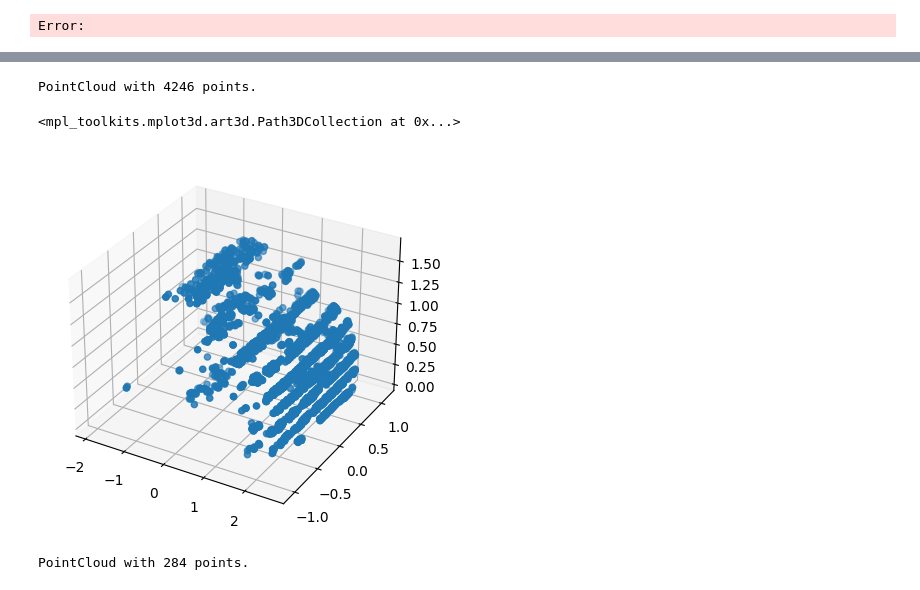
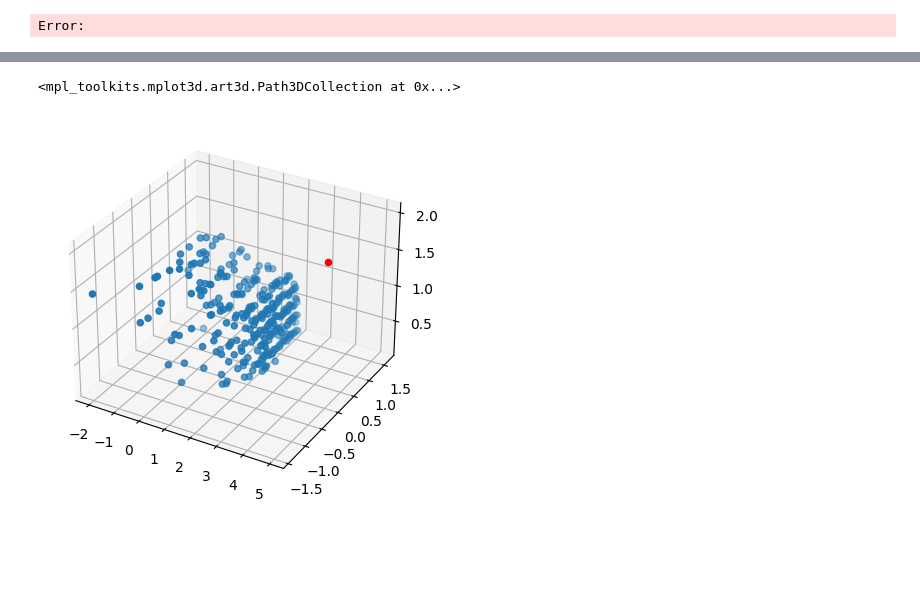
Before and after one commit to sathyasheelans/Realtime-Target-Vehicle-LiDAR-Point-Cloud-Emulation, a Jupyter notebook: raycasting.ipynb, the cells around one changed output, grey strips where cells are left out. Drawn from its saved outputs; the diff is of its cells as text; code cells hidden in the pictures; blank space fills up the shorter version.

```diff
--- a/raycasting.ipynb
+++ b/raycasting.ipynb
@@ -149,11 +160,10 @@ array([[ 0.0843551 ,  0.0629568 ,  0.22459251],
 
 import random
 rays=[]
-for j in range(0,15):
-    for i in np.arange(-5,5,0.08):
-        for k in np.arange(-24.8,26.8,0.4):
-            key_tuple=(j,i,k)
-            rays.append([[-5,random.uniform(i+0.01,i-0.01),random.uniform(k+0.05,k-0.05)]])
+for i in np.arange(-1,10,0.08):
+    for k in np.arange(-24.8,3,0.4):
+        key_tuple=(i,k)
+        rays.append([[-5,random.uniform(i+0.01,i-0.01),random.uniform(k+0.1,k-0.1)]])
 # %%
 len(rays)
 # %% [output]
@@ -187,8 +183,8 @@ ax.scatter(X, Y, Z, color='r', label='Point')
 
 for i in rays:
 
-    direction_vector = np.array(i[1])
-    origin = np.array(i[0])
+    direction_vector = np.array(i[0])
+    origin = np.array(start)
     end_point = origin + direction_vector
     ax.plot([X, end_point[0]], [Y, end_point[1]], [Z, end_point[2]], color='b')
 
@@ -206,9 +201,10 @@ KeyboardInterrupt:
 cube_id=scene.add_triangles(cube)
 #dict={}
 pcd_list=[]
+primitive_normals=[]
 #rays=dictionary.values()
 for i in rays:
-    ray1 = o3d.core.Tensor([[i[0][0], i[0][1], i[0][2], i[1][0], i[1][1], -i[1][2]]],
+    ray1 = o3d.core.Tensor([[5, 0, 2, i[0][0], i[0][1], -i[0][2]]],
                         dtype=o3d.core.Dtype.Float32)
 
     ans1 = scene.cast_rays(ray1)
@@ -216,8 +212,9 @@ for i in rays:
     #print(hit)
     """print(ans1['primitive_uvs'].numpy())
     print(ans1['primitive_ids'].numpy())
-    print(ans1['t_hit'].numpy())
+
     print(ans1['geometry_ids'].numpy())"""
+    #print(ans1['primitive_normals'].numpy())
 
     hit = ans1['t_hit'].isfinite()
 
@@ -226,6 +223,7 @@ for i in rays:
     #pcd_points = o3d.t.geometry.PointCloud()
     if hit:
         pcd_list.append(points.numpy()[0])
+        primitive_normals.append(ans1['primitive_normals'].numpy()[0])
 
         #pcd_points.
 
@@ -240,26 +280,31 @@ original_pcd =o3d.geometry.PointCloud()
 original_pcd.points=o3d.utility.Vector3dVector(pcd_list)
 # %%
 original_pcd
-# %% [output]
-PointCloud with 4246 points.
 # %%
 
 pcd = np.asarray(original_pcd.points)
 #pcd = [x for x in pcd if x[0]!=0 and x[1]!=0]
 #pcd = np.unique(pcd, axis =0)
 #print(pcd)
 
 """point_cloud = o3d.geometry.PointCloud()
 point_cloud.points = o3d.utility.Vector3dVector(pcd)
 point_cloud=o3d.geometry.PointCloud.
 
 pcd=np.asarray(point_cloud.points)"""
+start=[5,0,2]
+X=start[0]
+Y=start[1]
+Z=start[2]
+# Plot the point
+
+
 list_of_x=[x[0] for x in pcd]
 list_of_y=[x[1] for x in pcd]
 list_of_z=[x[2] for x in pcd]
 ax = plt.axes(projection ='3d')
-
+ax.scatter(X, Y, Z, color='r', label='Point')
 ax.scatter(list_of_x,list_of_y,list_of_z)
 # %% [output]
 <mpl_toolkits.mplot3d.art3d.Path3DCollection at 0x...>
-[figure, old version]
+[figure, new version]
@@ -267,11 +339,9 @@ ax.scatter(list_of_x,list_of_y,list_of_z)
 pcd
 #pcd_list
 pcd_points = o3d.t.geometry.PointCloud(points)
-pcd_points.
+
 original_pcd=pcd_list.to_legacy()
 original_pcd.points
-# %% [output]
-PointCloud with 284 points.
 # %%
 rays = o3d.t.geometry.RaycastingScene.create_rays_pinhole(
     fov_deg=90,
```
Also changed, not shown: parts of 22 cells of this notebook, 48 other files.
